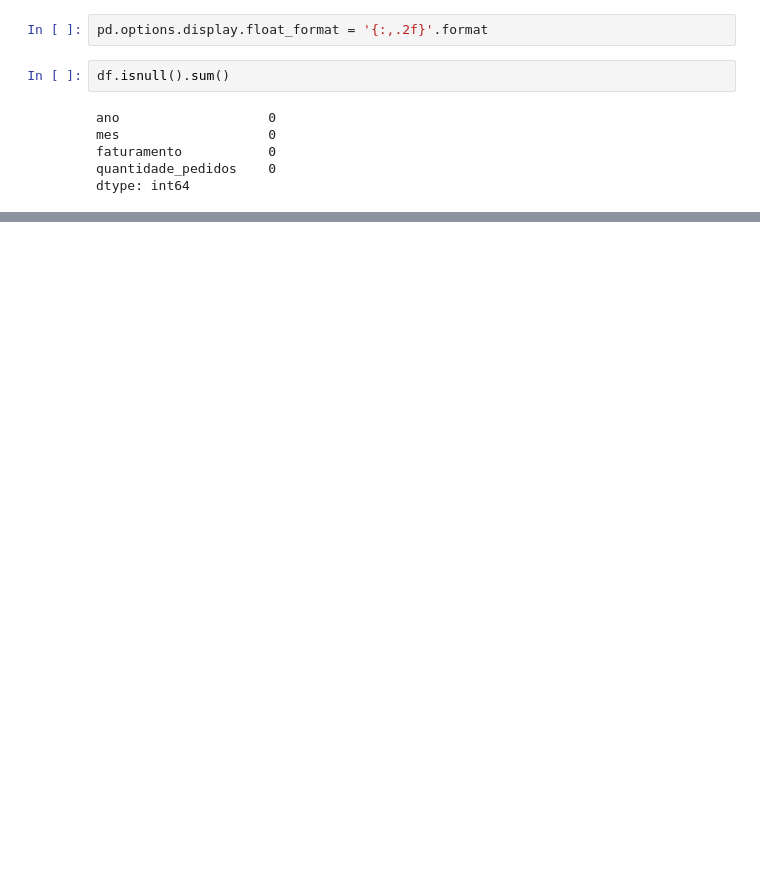
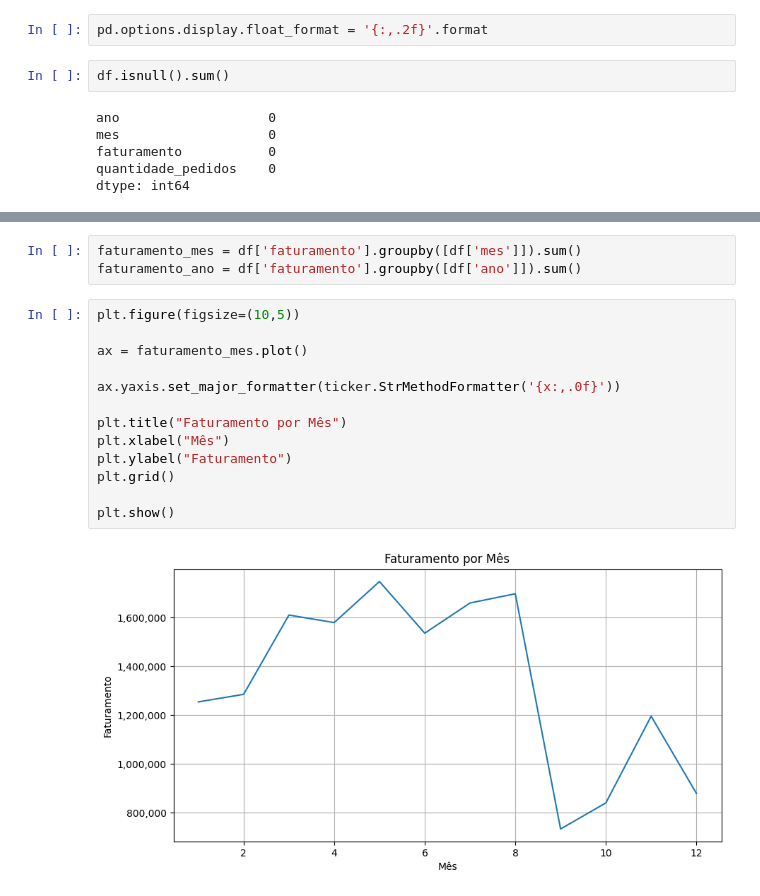
Before and after one commit to Cutieri/E-commerce_Analysis, a Jupyter notebook: notebooks/explore/vendas_mensais_EDA.ipynb, the cells around one changed output, grey strips where cells are left out. Cells and saved outputs as stored; diff of their text form; blank space fills up the shorter version.

```diff
--- a/notebooks/explore/vendas_mensais_EDA.ipynb
+++ b/notebooks/explore/vendas_mensais_EDA.ipynb
@@ -39,0 +68,18 @@ dtype: int64
+# %%
+faturamento_mes = df['faturamento'].groupby([df['mes']]).sum()
+faturamento_ano = df['faturamento'].groupby([df['ano']]).sum()
+# %%
+plt.figure(figsize=(10,5))
+
+ax = faturamento_mes.plot()
+
+ax.yaxis.set_major_formatter(ticker.StrMethodFormatter('{x:,.0f}'))
+
+plt.title("Faturamento por Mês")
+plt.xlabel("Mês")
+plt.ylabel("Faturamento")
+plt.grid()
+
+plt.show()
+# %% [output]
+[figure, added]
```
Also changed, not shown: parts of 4 cells of this notebook, 3 other files.
